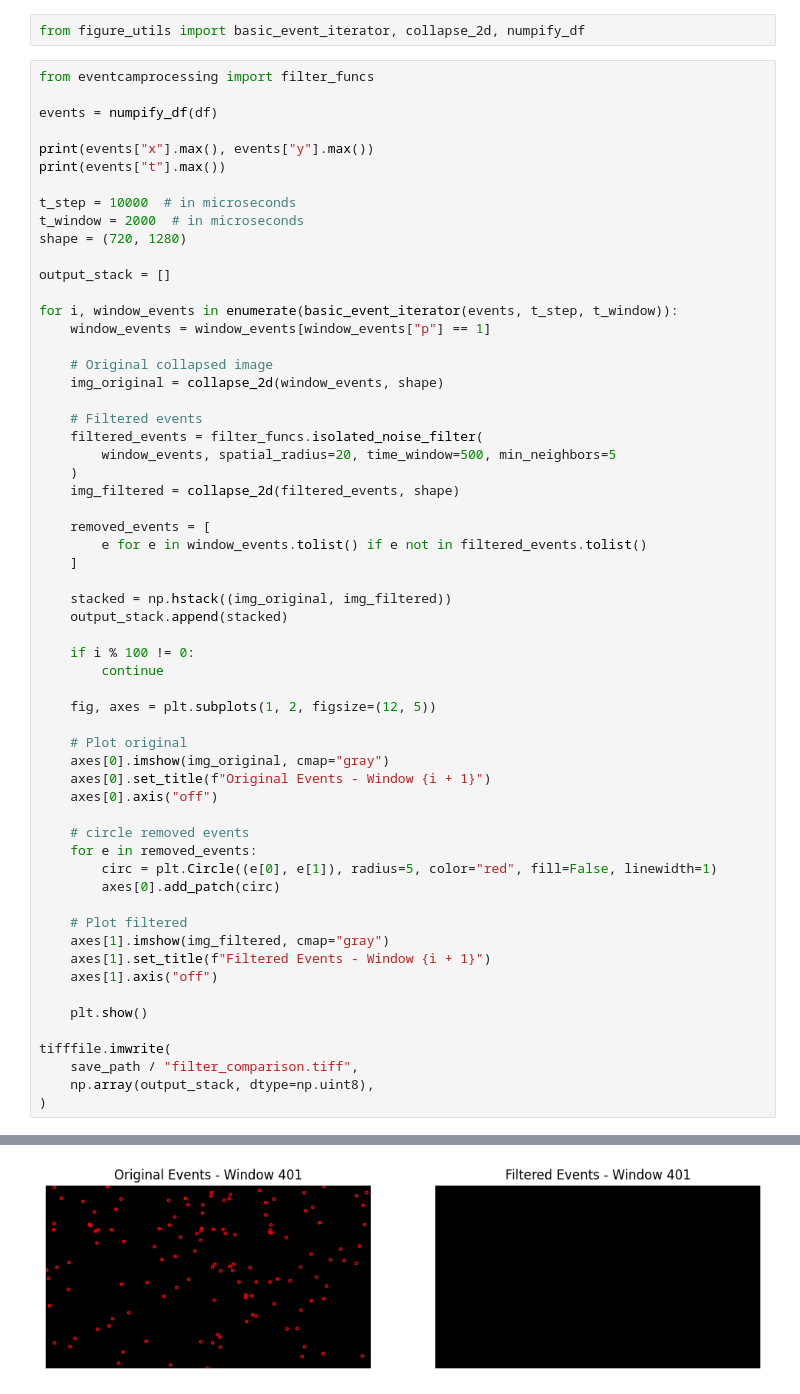
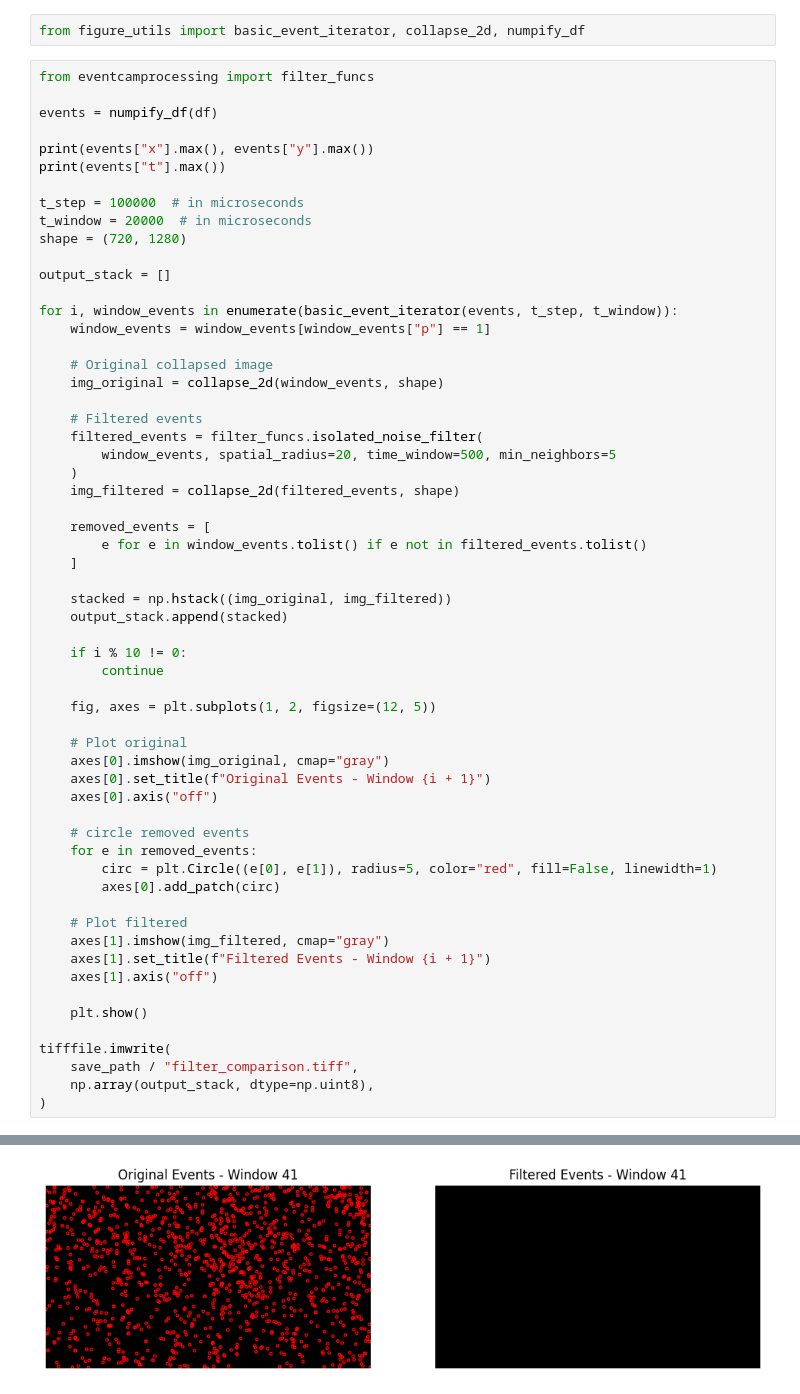
Before and after one commit to Harrison-Oatman/EventCamProcessing, a Jupyter notebook: figures/filter_figures.ipynb, the cells around one changed output, grey strips where cells are left out. Saved outputs shown, nothing was run; the diff lists cells and outputs as text.

```diff
--- a/figures/filter_figures.ipynb
+++ b/figures/filter_figures.ipynb
@@ -21,8 +118,8 @@ events = numpify_df(df)
 print(events["x"].max(), events["y"].max())
 print(events["t"].max())
 
-t_step = 10000  # in microseconds
-t_window = 2000  # in microseconds
+t_step = 100000  # in microseconds
+t_window = 20000  # in microseconds
 shape = (720, 1280)
 
 output_stack = []
@@ -46,7 +143,7 @@ for i, window_events in enumerate(basic_event_iterator(events, t_step, t_window)
     stacked = np.hstack((img_original, img_filtered))
     output_stack.append(stacked)
 
-    if i % 100 != 0:
+    if i % 10 != 0:
         continue
 
     fig, axes = plt.subplots(1, 2, figsize=(12, 5))
@@ -82 +179 @@ tifffile.imwrite(
-[figure, old version]
+[figure, new version]
```
Also changed, not shown: parts of 11 cells of this notebook, 10 other files.
